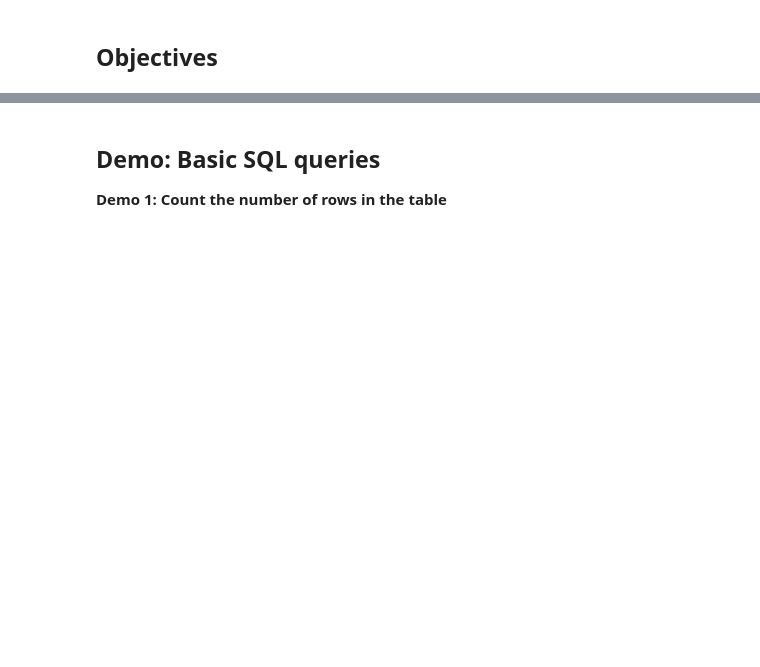
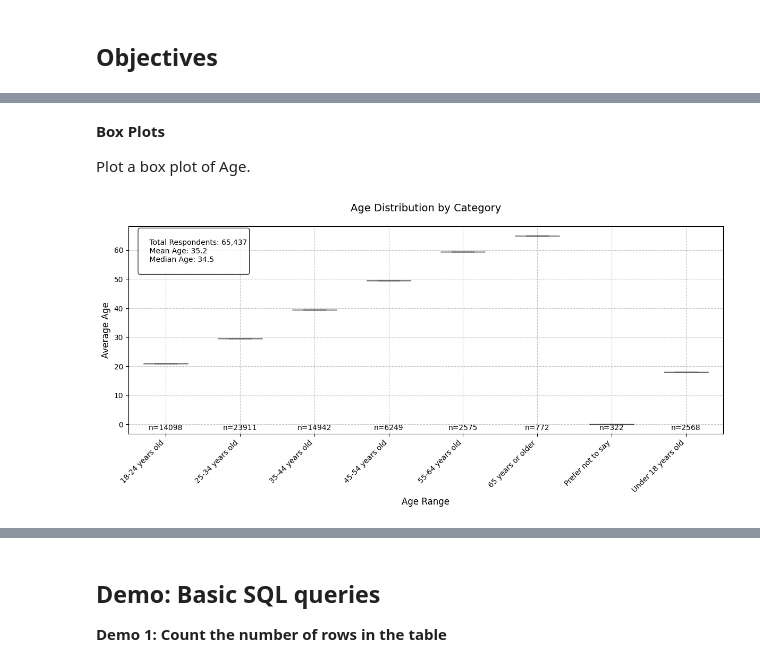
Before and after one commit to GulamRasoolSiddiqui/Python-Project-for-Data-Science, a Jupyter notebook: Lab 14 Data Visualization - Histogram.ipynb, the cells around one changed output, grey strips where cells are left out. Cells and saved outputs as stored; diff of their text form; code cells hidden in the pictures; blank space fills up the shorter version.

```diff
--- a/Lab 14 Data Visualization - Histogram.ipynb
+++ b/Lab 14 Data Visualization - Histogram.ipynb
@@ -26,0 +368,55 @@ In this lab, you will perform the following:
+# %% [markdown]
+**Box Plots**
+
+Plot a box plot of Age.
+# %%
+def create_age_distribution_plot(agect):
+    """
+    Creates clear box plot visualization from age category data
+    """
+    # Convert tuple data to DataFrame
+    age_df = pd.DataFrame(agect, columns=['age_range', 'min_age', 'max_age', 'avg_age', 'count'])
+
+    # Create figure
+    plt.figure(figsize=(12, 6))
+
+    # Create box plot
+    sns.boxplot(
+        data=age_df,
+        x='age_range',
+        y='avg_age',
+        color='#1976D2',
+        width=0.6
+    )
+
+    # Add count annotations
+    for i, count in enumerate(age_df['count']):
+        plt.text(i, age_df['avg_age'].min(), f'n={count}',
+                ha='center', va='top', fontsize=10)
+
+    # Customize plot
+    plt.title('Age Distribution by Category', pad=20, fontsize=14)
+    plt.xlabel('Age Range', fontsize=12)
+    plt.ylabel('Average Age', fontsize=12)
+    plt.xticks(rotation=45, ha='right')
+    plt.grid(True, linestyle='--', alpha=0.7)
+
+    # Add statistics
+    stats_text = f"""
+    Total Respondents: {age_df['count'].sum():,}
+    Mean Age: {age_df['avg_age'].mean():.1f}
+    Median Age: {age_df['avg_age'].median():.1f}
+    """
+
+    plt.text(0.02, 0.98, stats_text,
+             transform=plt.gca().transAxes,
+             verticalalignment='top',
+             bbox=dict(boxstyle='round', facecolor='white', alpha=0.8))
+
+    plt.tight_layout()
+    return age_df
+
+# Execute visualization
+age_distribution = create_age_distribution_plot(agect)
+# %% [output]
+[figure, added]
```
Also changed, not shown: parts of 107 cells of this notebook.
